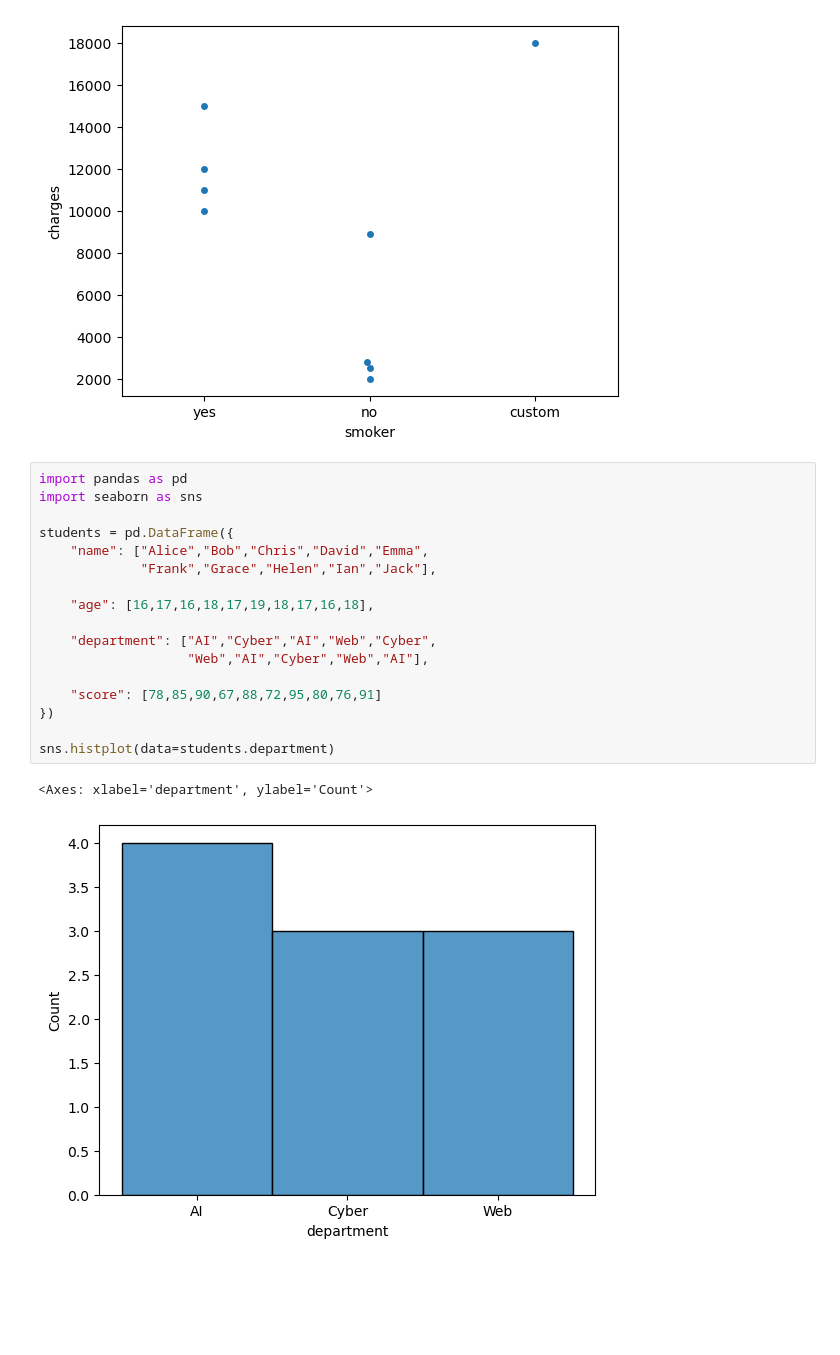
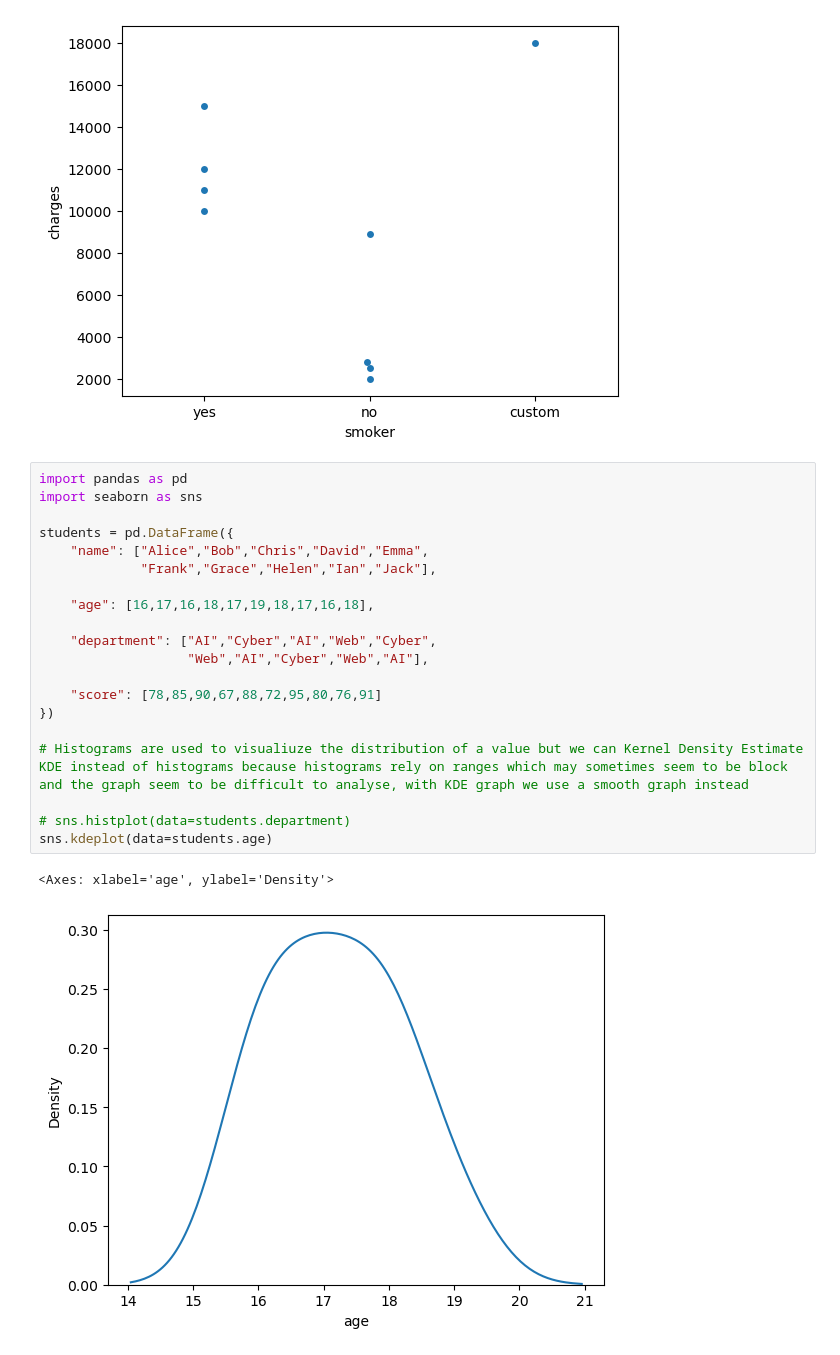
Before and after one commit to Honore-models/Pandas, a Jupyter notebook: Datavisualization_notebooks/visualization.ipynb, the cells around one changed output. Cells and saved outputs as stored; diff of their text form; blank space fills up the shorter version.

Commit message:
feat(): added KDE for smooth

```diff
--- a/Datavisualization_notebooks/visualization.ipynb
+++ b/Datavisualization_notebooks/visualization.ipynb
@@ -92,20 +92,23 @@ sns.swarmplot(data=df, x='smoker', y='charges')
 # %%
 import pandas as pd
 import seaborn as sns
 
 students = pd.DataFrame({
     "name": ["Alice","Bob","Chris","David","Emma",
              "Frank","Grace","Helen","Ian","Jack"],
 
     "age": [16,17,16,18,17,19,18,17,16,18],
 
     "department": ["AI","Cyber","AI","Web","Cyber",
                    "Web","AI","Cyber","Web","AI"],
 
     "score": [78,85,90,67,88,72,95,80,76,91]
 })
 
-sns.histplot(data=students.department)
+# Histograms are used to visualiuze the distribution of a value but we can Kernel Density Estimate KDE instead of histograms because histograms rely on ranges which may sometimes seem to be block and the graph seem to be difficult to analyse, with KDE graph we use a smooth graph instead
+
+# sns.histplot(data=students.department)
+sns.kdeplot(data=students.age)
 # %% [output]
-<Axes: xlabel='department', ylabel='Count'>
+<Axes: xlabel='age', ylabel='Density'>
-[figure, old version]
+[figure, new version]
```
